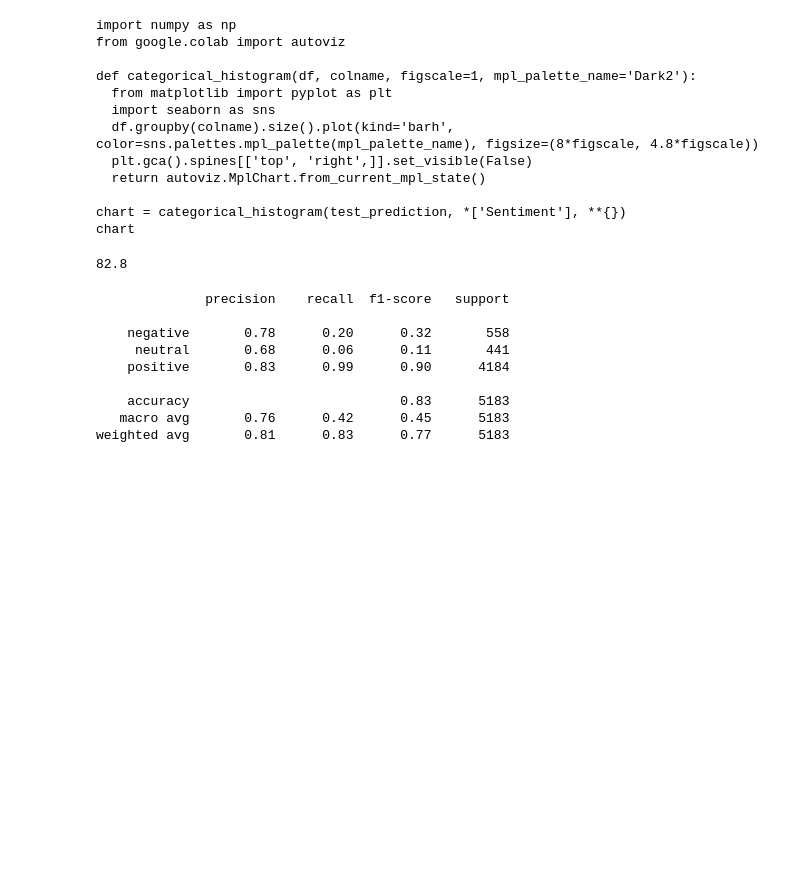
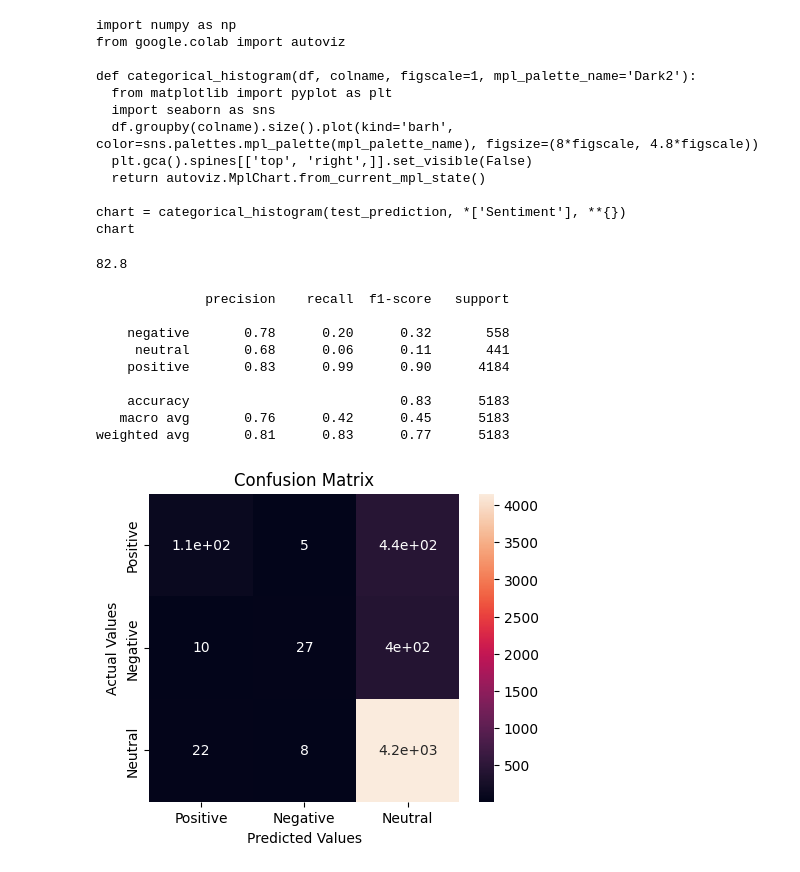
Before and after one commit to Kshma29/sentiment_analysis_ml_project, a Jupyter notebook: Student_Feedback_Sentiment_Analysis.ipynb, the cells around one changed output. Cells and saved outputs as stored; diff of their text form; code cells hidden in the pictures; blank space fills up the shorter version.

```diff
--- a/Student_Feedback_Sentiment_Analysis.ipynb
+++ b/Student_Feedback_Sentiment_Analysis.ipynb
@@ -304,3 +215,18 @@ print(classification_report(test_Y.astype(str), predictions_svm.astype(str)))
     accuracy                           0.83      5183
    macro avg       0.76      0.42      0.45      5183
 weighted avg       0.81      0.83      0.77      5183
+# %%
+cm = confusion_matrix(test_Y.astype(str), predictions_svm.astype(str))
+# %%
+cm_df = pd.DataFrame(cm, index = ['Positive', 'Negative', 'Neutral'], columns = ['Positive', 'Negative', 'Neutral'])
+# %%
+import seaborn as sns
+
+plt.figure(figsize=(5, 4))
+sns.heatmap(cm_df, annot=True)
+plt.title('Confusion Matrix')
+plt.ylabel('Actual Values')
+plt.xlabel('Predicted Values')
+plt.show()
+# %% [output]
+[figure, added]
```
Also changed, not shown: parts of 1 cell of this notebook.
